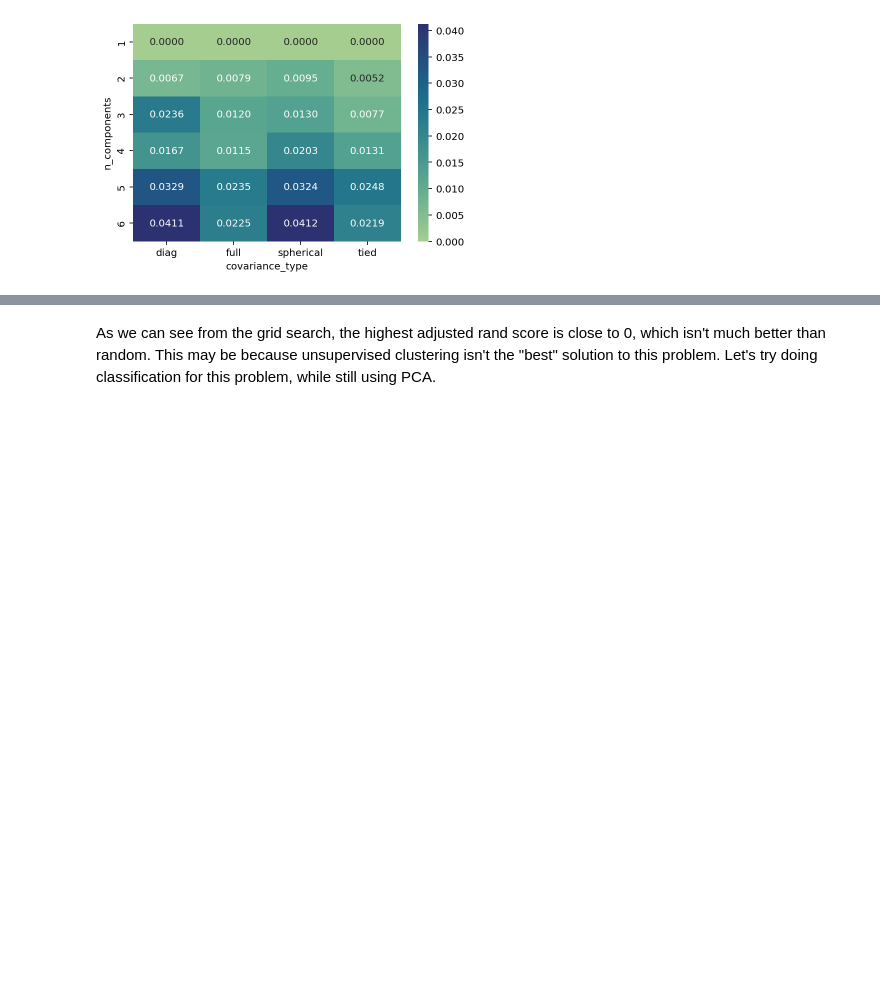
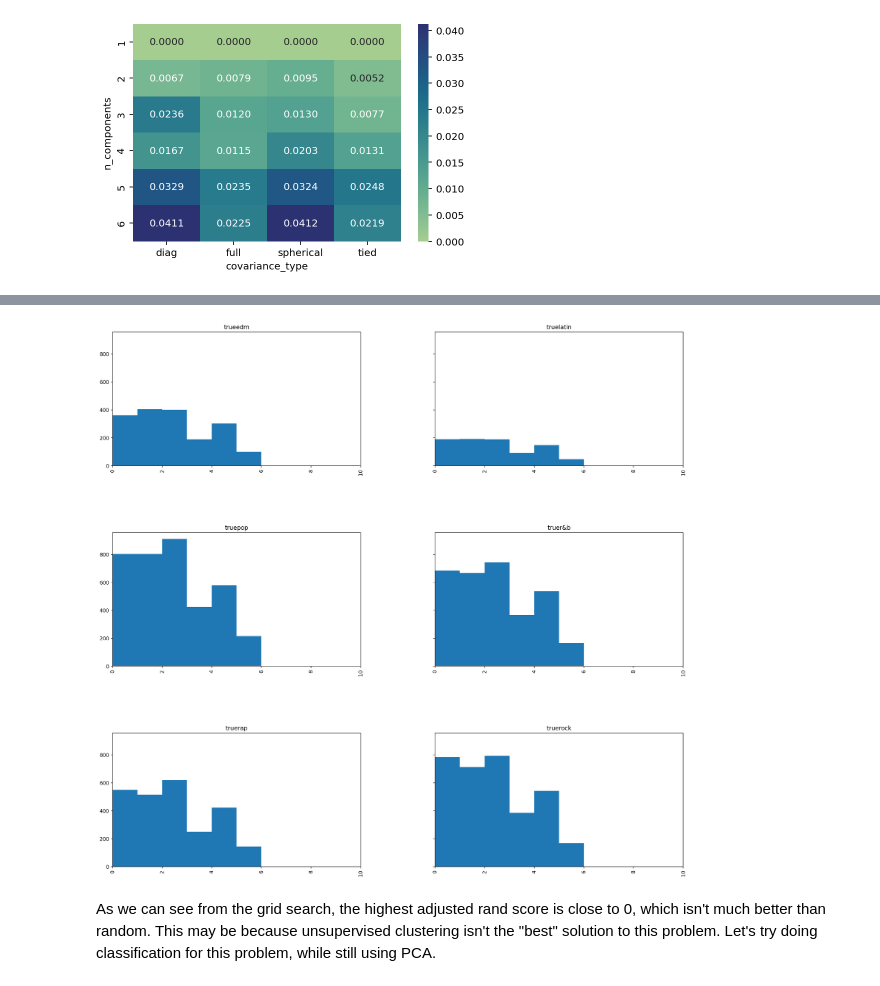
Before and after one commit to hellofatimad/cogs118b_proj, a Jupyter notebook: FinalProject_groupXXX.ipynb, the cells around one changed output, grey strips where cells are left out. Drawn from its saved outputs; the diff is of its cells as text; code cells hidden in the pictures; blank space fills up the shorter version.

```diff
--- a/FinalProject_groupXXX.ipynb
+++ b/FinalProject_groupXXX.ipynb
@@ -753,3 +753,27 @@ Silhouette Score: 0.46943624187957506
+# %%
+import random
+
+genres = np.array(lyrics['playlist_genre'])
+true_genres = lyrics['playlist_genre'].unique()
+genre_nums = {true_genres[i]: i for i in range(len(true_genres))}
+nums_of_genres = [genre_nums[genre] for genre in genres]
+
+nums = [random.sample(nums_of_genres, inner_array_size) for _ in range(len(genres))]
+predicted = [arr[0] for arr in nums]
+
+gmm_pred = pd.DataFrame({'true': genres, 'pred': predicted})
+gmm_rand = rand_score(gmm_pred['true'], gmm_pred['pred'])
+gmm_adjusted_rand = adjusted_rand_score(gmm_pred['true'], gmm_pred['pred'])
+gmm_rand, gmm_adjusted_rand
+
+axs=gmm_pred.hist(column='pred', by='true', sharey=True, figsize=(20,20), bins=range(11))
+for ax in axs.ravel():
+    ax.set_xlim((0,10))
+    old=ax.get_title()
+    ax.set_title('true'+old)
+    ax.set_label('pred')
+# %% [output]
+[figure, added]
 # %% [markdown]
 As we can see from the grid search, the highest adjusted rand score is close to 0, which isn't much better than random. This may be because unsupervised clustering isn't the "best" solution to this problem. Let's try doing classification for this problem, while still using PCA.
 # %% [markdown]
```
Also changed, not shown: parts of 6 cells of this notebook.
